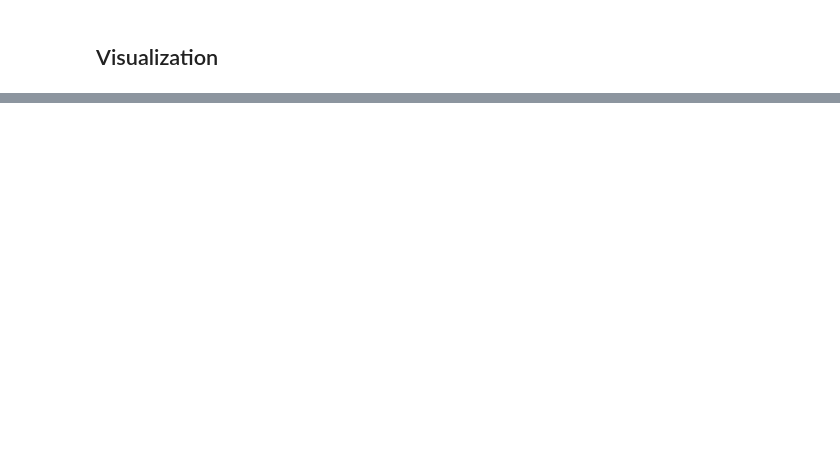
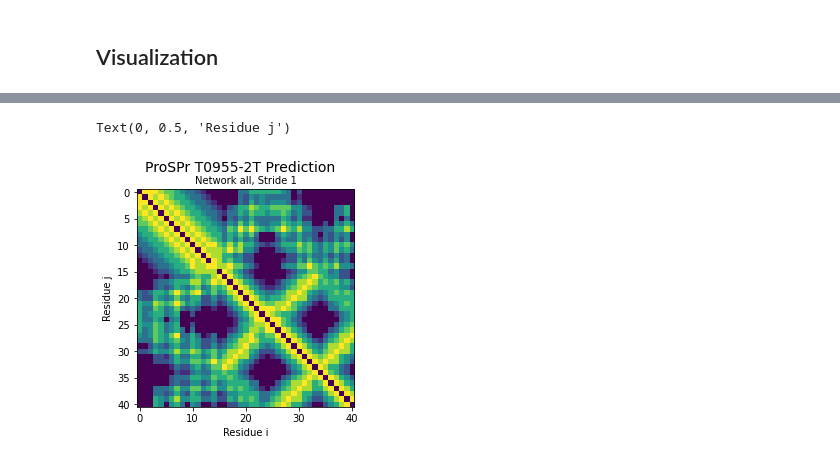
Before and after one commit to GuanyiLi-Craig/protein-predictor, a Jupyter notebook: v3-prospr/predictor/protein_predictor.ipynb, the cells around one changed output, grey strips where cells are left out. Cells and saved outputs as stored; diff of their text form; code cells hidden in the pictures; blank space fills up the shorter version.

```diff
--- a/v3-prospr/predictor/protein_predictor.ipynb
+++ b/v3-prospr/predictor/protein_predictor.ipynb
@@ -86,0 +87,11 @@ Text(0, 0.5, 'Residue j')
+# %%
+prediction = load('/predictor/data/T0955/T0955_prediction.pkl')
+
+plt.imshow(-np.argmax(prediction['dist'][1:,:,:],axis=0))
+plt.suptitle('ProSPr '+seq_name+' Prediction', fontsize=14)
+plt.title('Network all, Stride 1', fontsize=10)
+plt.xlabel('Residue i')
+plt.ylabel('Residue j')
+# %% [output]
+Text(0, 0.5, 'Residue j')
+[figure, added]
```
Also changed, not shown: parts of 4 cells of this notebook, 2 other files.
